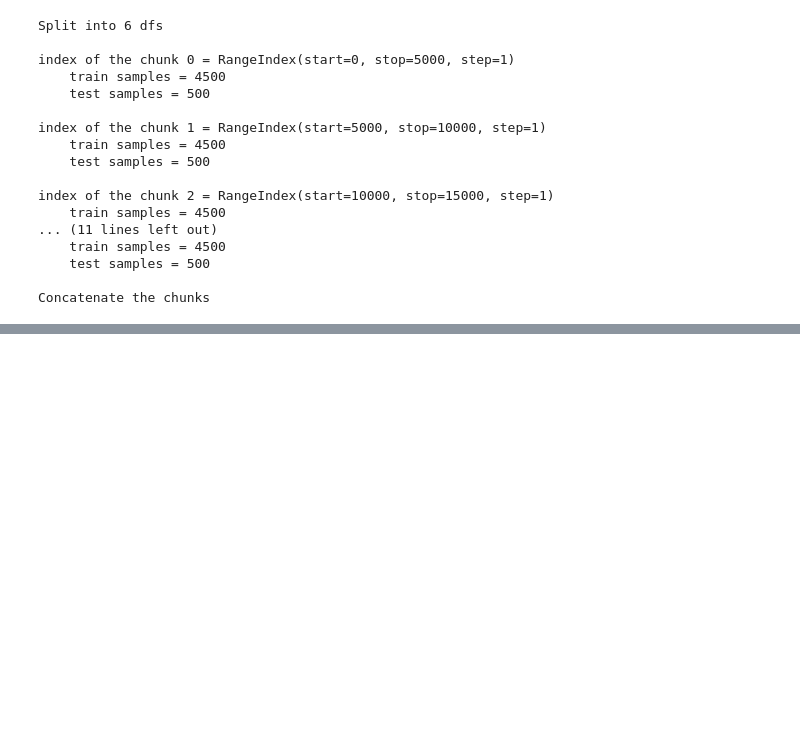
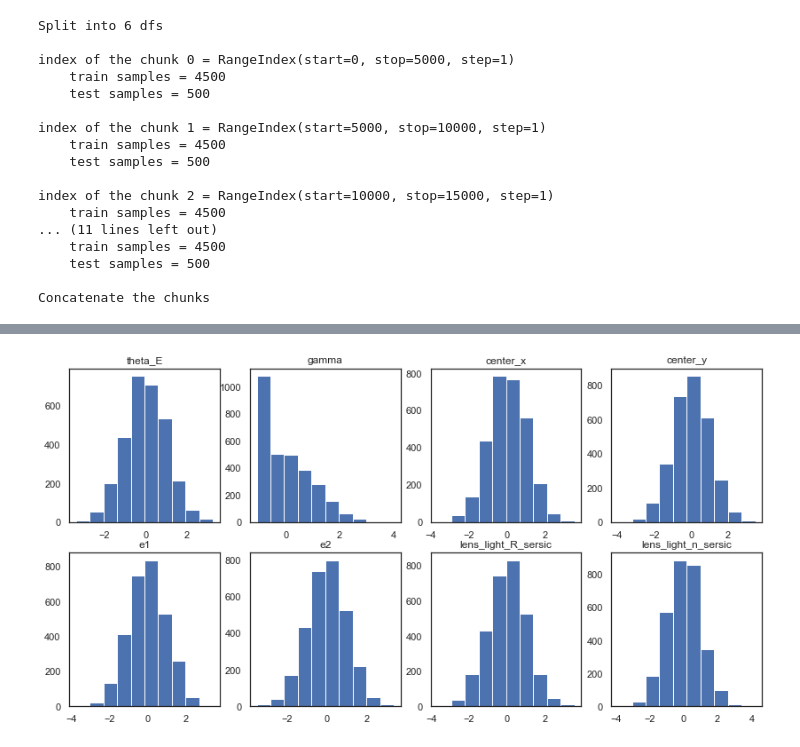
Before and after one commit to kuanweih/strong_lensing_vit_resnet, a Jupyter notebook: notebooks/split_geoff_30000.ipynb, the cells around one changed output, grey strips where cells are left out. Saved outputs shown, nothing was run; the diff lists cells and outputs as text; code cells hidden in the pictures; blank space fills up the shorter version.

```diff
--- a/notebooks/split_geoff_30000.ipynb
+++ b/notebooks/split_geoff_30000.ipynb
@@ -80,0 +88,3 @@ df_test.head(2)
+# %%
+target_cols = [key for key in df_train.keys() if key not in ["img_path", "num_quasars", "img_name"]]
+print(target_cols)
@@ -80,0 +179,5 @@ df_test.head(2)
+# %%
+df_test_scaled = df_test.copy()
+df_test_scaled[target_cols] = scaler.transform(df_test_scaled[target_cols])
+
+df_test_scaled.head(2)
@@ -80,0 +192,4 @@ df_test.head(2)
+# %%
+plot_target_distribution(df_test_scaled)
+# %% [output]
+[figure, added]
```
Also changed, not shown: parts of 13 cells of this notebook.
